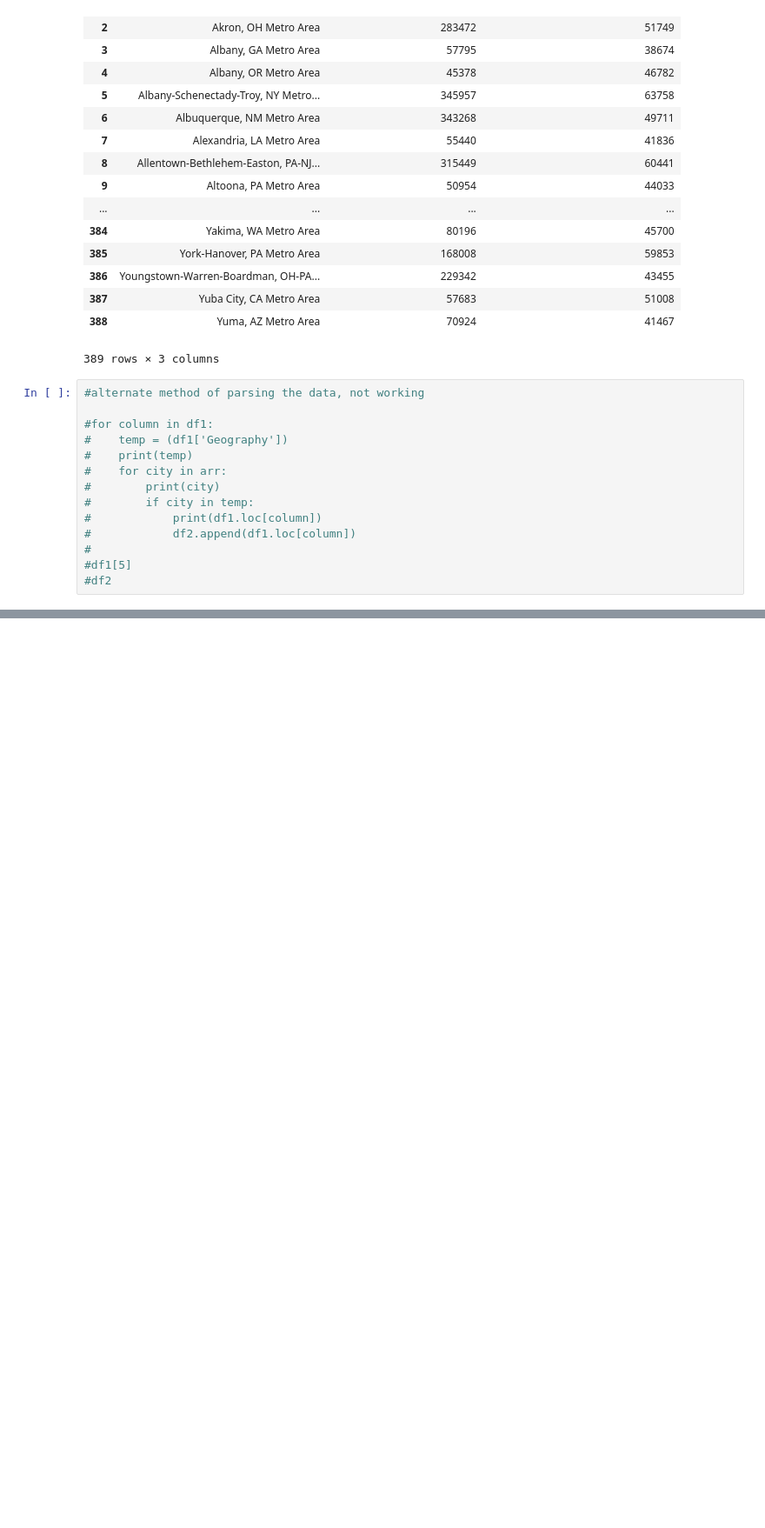
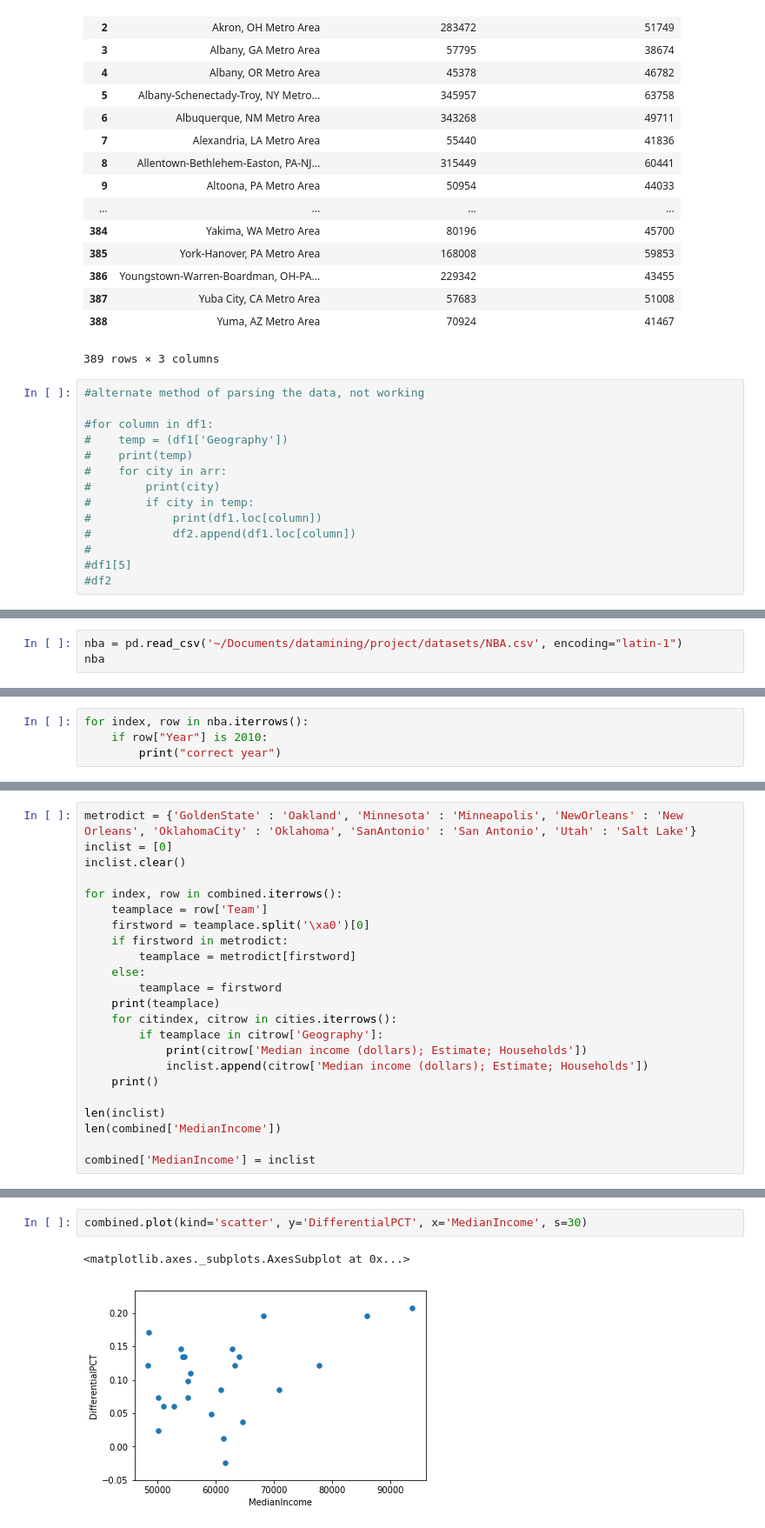
Before and after one commit to FB-Reda/HomeFieldAdvantage, a Jupyter notebook: census.ipynb, the cells around one changed output, grey strips where cells are left out. Shown: that part at 87% size. Drawn from its saved outputs; the diff is of its cells as text; blank space fills up the shorter version.

```diff
--- a/census.ipynb
+++ b/census.ipynb
@@ -94,0 +98,3 @@ df3
+# %%
+nba = pd.read_csv('~/Documents/datamining/project/datasets/NBA.csv', encoding="latin-1")
+nba
@@ -94,0 +120,4 @@ df3
+# %%
+for index, row in nba.iterrows():
+    if row["Year"] is 2010:
+        print("correct year")
@@ -94,0 +161,23 @@ df3
+# %%
+metrodict = {'GoldenState' : 'Oakland', 'Minnesota' : 'Minneapolis', 'NewOrleans' : 'New Orleans', 'OklahomaCity' : 'Oklahoma', 'SanAntonio' : 'San Antonio', 'Utah' : 'Salt Lake'}
+inclist = [0]
+inclist.clear()
+
+for index, row in combined.iterrows():
+    teamplace = row['Team']
+    firstword = teamplace.split('\xa0')[0]
+    if firstword in metrodict:
+        teamplace = metrodict[firstword]
+    else:
+        teamplace = firstword
+    print(teamplace)
+    for citindex, citrow in cities.iterrows():
+        if teamplace in citrow['Geography']:
+            print(citrow['Median income (dollars); Estimate; Households'])
+            inclist.append(citrow['Median income (dollars); Estimate; Households'])
+    print()
+
+len(inclist)
+len(combined['MedianIncome'])
+
+combined['MedianIncome'] = inclist
@@ -94,0 +222,5 @@ df3
+# %%
+combined.plot(kind='scatter', y='DifferentialPCT', x='MedianIncome', s=30)
+# %% [output]
+<matplotlib.axes._subplots.AxesSubplot at 0x...>
+[figure, added]
```
Also changed, not shown: parts of 16 cells of this notebook, 1 other file.
